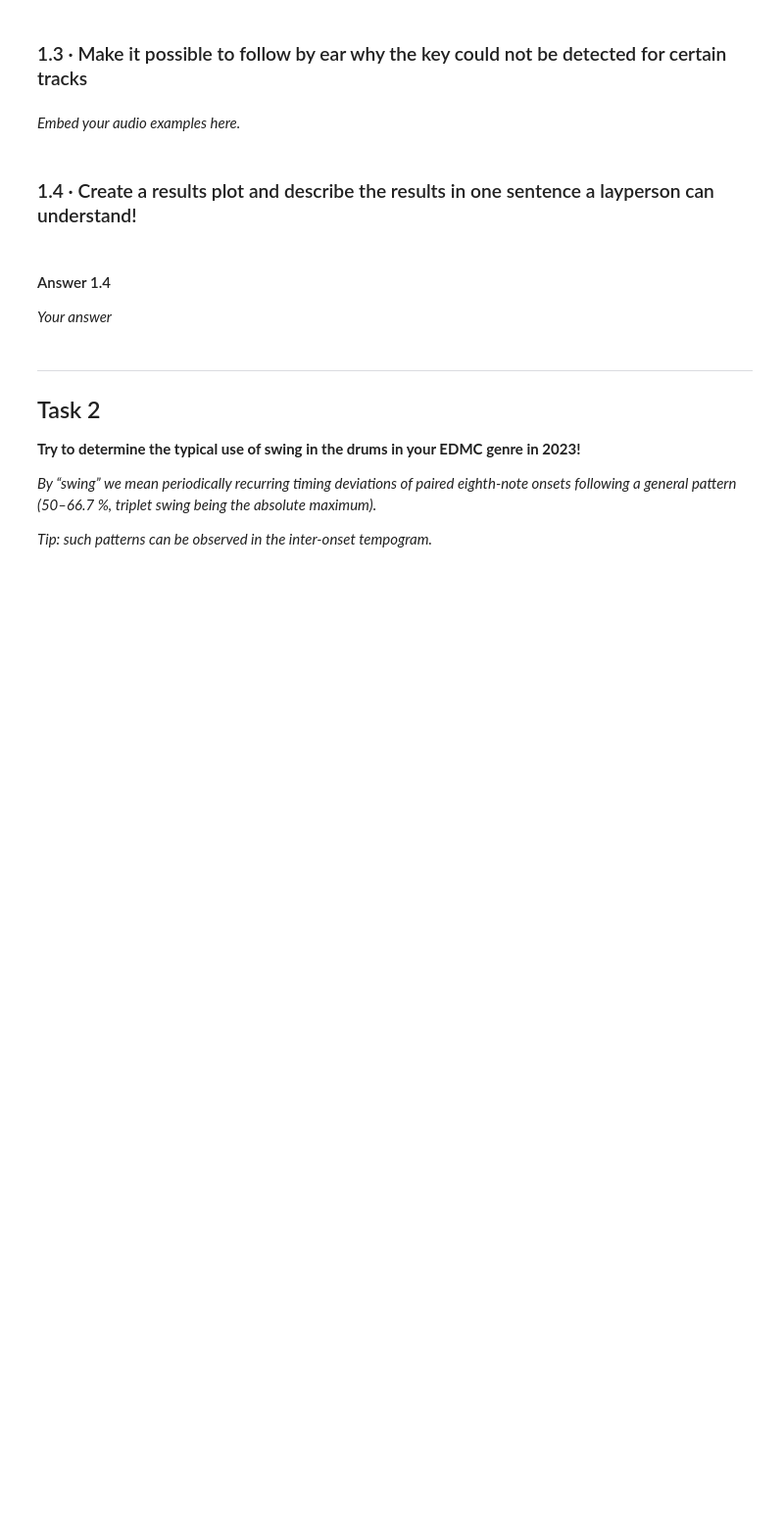
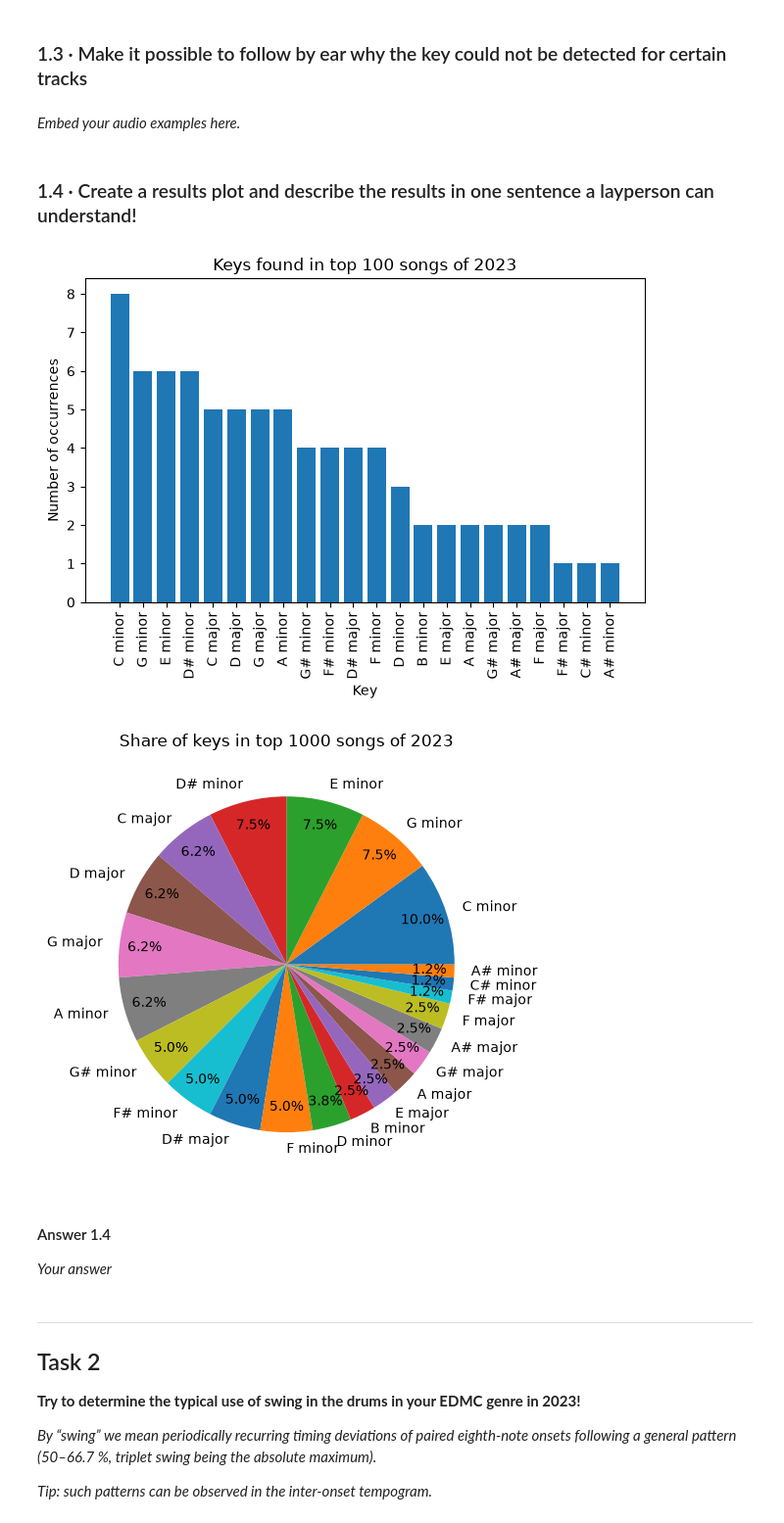
Before and after one commit to EwanMe/mirmla, a Jupyter notebook: T04_vocals_keys_swing.ipynb, the cells around one changed output. Shown at 98% size. Drawn from its saved outputs; the diff is of its cells as text; code cells hidden in the pictures; blank space fills up the shorter version.

```diff
--- a/T04_vocals_keys_swing.ipynb
+++ b/T04_vocals_keys_swing.ipynb
@@ -87,7 +87,7 @@ top_tracks = df[(df["rank"] <= 100) & (df["year"] == 2023)]
 separator = demucs.api.Separator(model="htdemucs", progress=True, jobs=3)
 model = separator.model
 
-STEM_DIR = CORPUS_DIR / "stems"
+STEM_DIR = OUTPUT_DIR / "stems"
 STEM_DIR.mkdir(parents=True, exist_ok=True)
 
 # Separate stems for all top 100 tracks. Although we only need voice now, other
@@ -252,6 +362,30 @@ This track should not have vocals:
 ### 1.4 · Create a results plot and describe the results in one sentence a layperson can understand!
 # %%
 # 1.4
+df = by_key.copy()
+df = df.dropna()
+
+bfig, bax = plt.subplots()
+bax.bar(df["key"], df["count"])
+bax.tick_params("x", rotation=90)
+bax.set(
+    title="Keys found in top 100 songs of 2023",
+    ylabel="Number of occurrences",
+    xlabel="Key",
+)
+bfig.tight_layout()
+bfig.savefig(OUTPUT_DIR / "key_counts.png")
+plt.show()
+
+pfig, pax = plt.subplots()
+pax.pie(df["count"], labels=df["key"], autopct="%1.1f%%", pctdistance=0.85)
+pax.set_title("Share of keys in top 1000 songs of 2023")
+pfig.tight_layout()
+pfig.savefig(OUTPUT_DIR / "key_shares.png")
+plt.show()
+# %% [output]
+[figure, added]
+[figure, added]
 # %% [markdown]
 #### Answer 1.4
 *Your answer*
```
Also changed, not shown: parts of 4 cells of this notebook.
